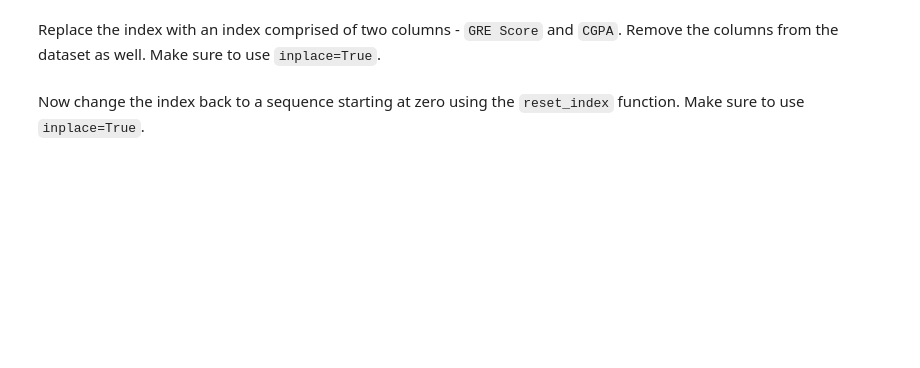
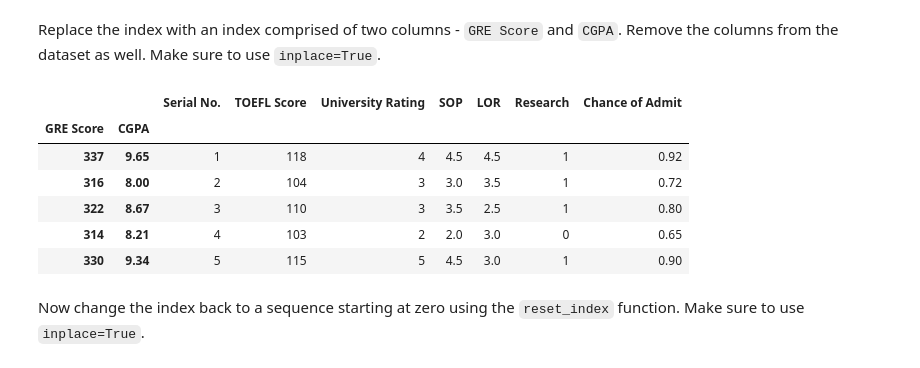
Before and after one commit to Ironhack-Data-Madrid-PartTime-May22/lab_advanced_pandas, a Jupyter notebook: your-code/main.ipynb, the cells around one changed output. Drawn from its saved outputs; the diff is of its cells as text; code cells hidden in the pictures; blank space fills up the shorter version.

```diff
--- a/your-code/main.ipynb
+++ b/your-code/main.ipynb
@@ -26,4 +121,19 @@ Turns out that `GRE Score` and `CGPA` also uniquely identify the data. Show this
 # %% [markdown]
 Replace the index with an index comprised of two columns - `GRE Score` and `CGPA`. Remove the columns from the dataset as well. Make sure to use `inplace=True`.
+# %%
+
+admissions.set_index(["GRE Score", "CGPA"], inplace=True) #Me daba error hasta ahora y de pronto ha aparecido
+
+
+
+admissions.head()
+# %% [output]
+|  |  | Serial No. | TOEFL Score | University Rating | SOP | LOR | Research | Chance of Admit |
+| GRE Score | CGPA |  |  |  |  |  |  |  |
+| 337 | 9.65 | 1 | 118 | 4 | 4.5 | 4.5 | 1 | 0.92 |
+| 316 | 8.00 | 2 | 104 | 3 | 3.0 | 3.5 | 1 | 0.72 |
+| 322 | 8.67 | 3 | 110 | 3 | 3.5 | 2.5 | 1 | 0.80 |
+| 314 | 8.21 | 4 | 103 | 2 | 2.0 | 3.0 | 0 | 0.65 |
+| 330 | 9.34 | 5 | 115 | 5 | 4.5 | 3.0 | 1 | 0.90 |
 # %% [markdown]
 Now change the index back to a sequence starting at zero using the `reset_index` function. Make sure to use `inplace=True`.
```
Also changed, not shown: parts of 14 cells of this notebook.
